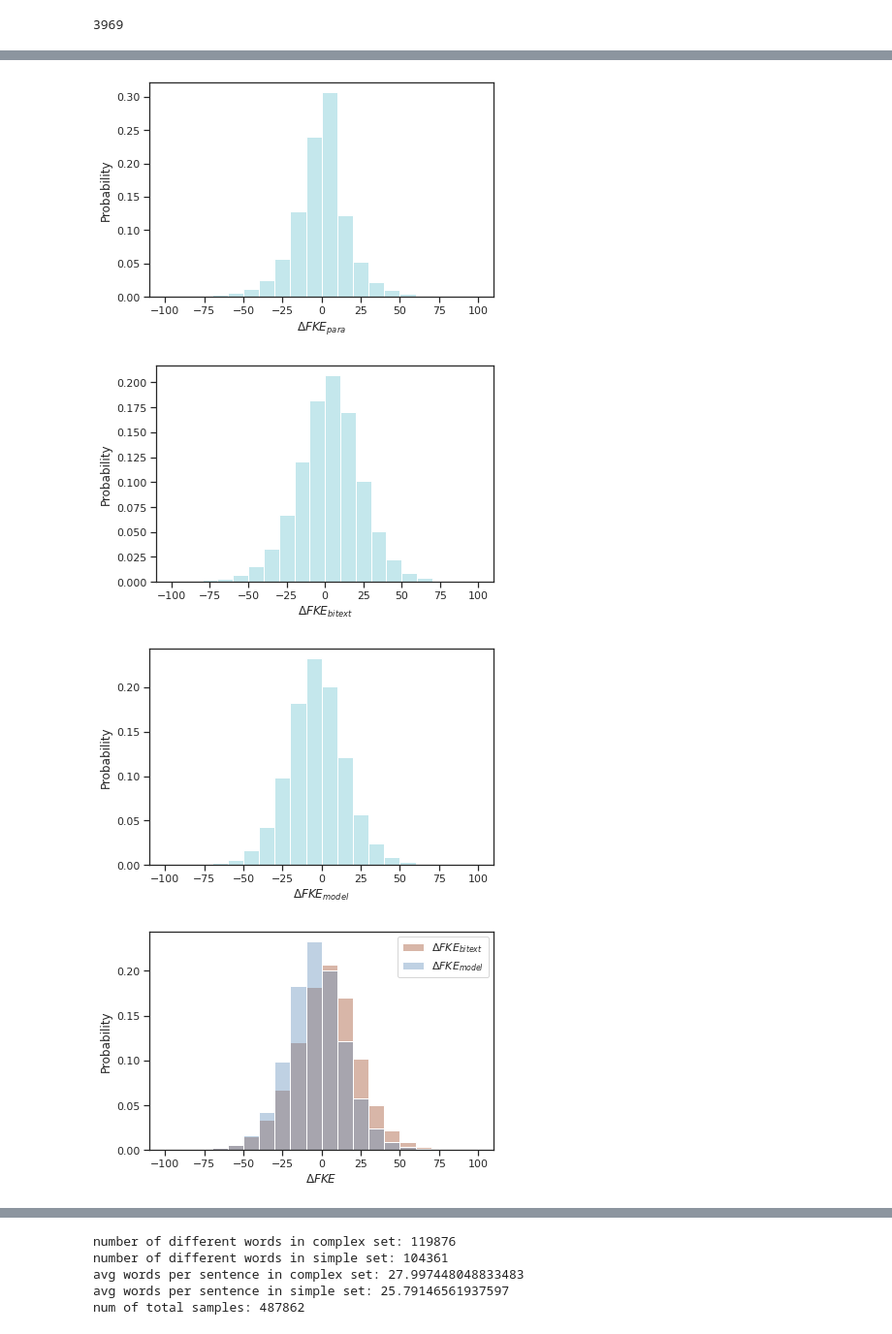
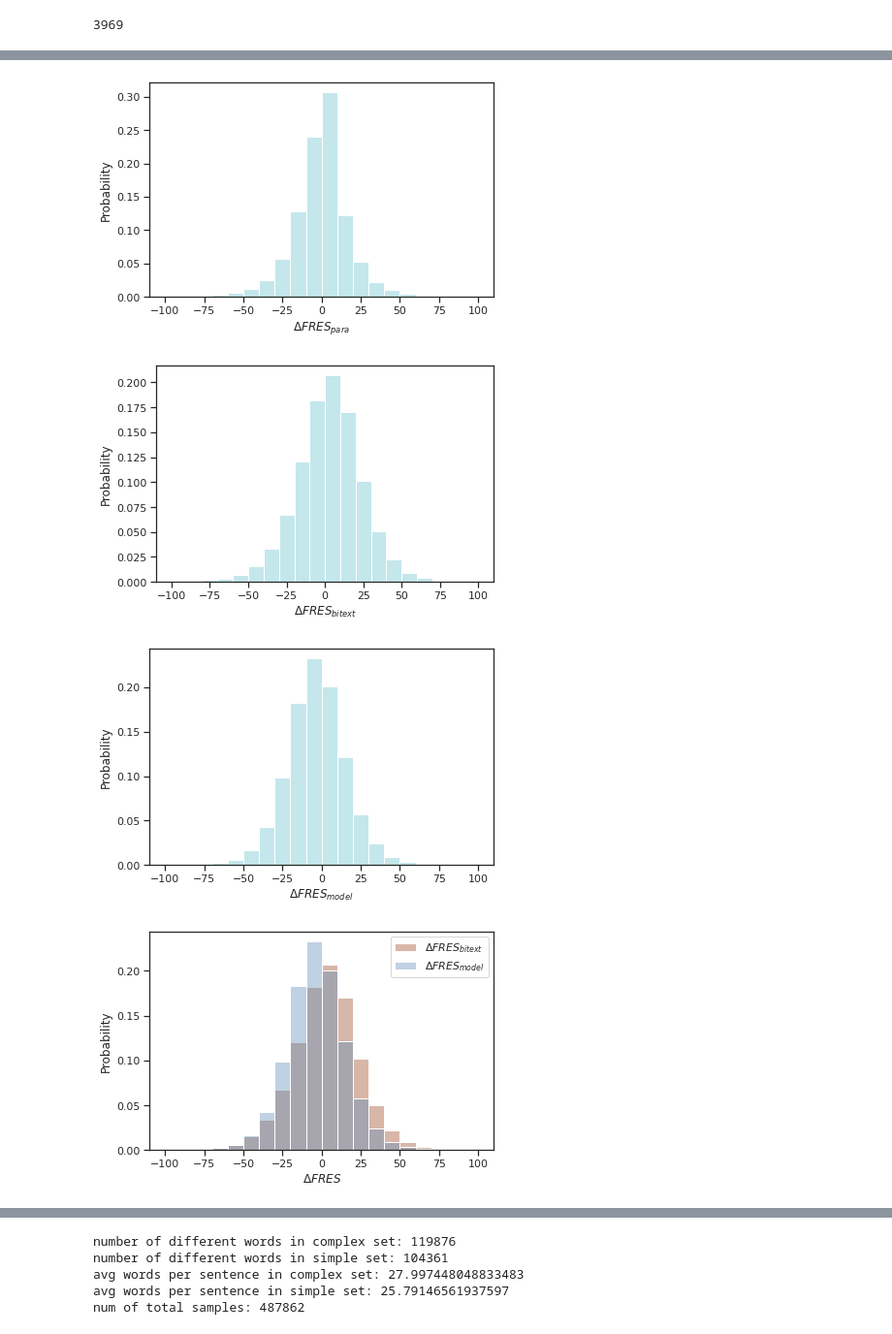
Before and after one commit to luxinyu1/Trans-SS, a Jupyter notebook: plot_fkf.ipynb, the cells around one changed output, grey strips where cells are left out. Shown: that part at 97% size. Saved outputs shown, nothing was run; the diff lists cells and outputs as text; code cells hidden in the pictures.

```diff
--- a/plot_fkf.ipynb
+++ b/plot_fkf.ipynb
@@ -414,38 +426,38 @@ d_fkfs = pd.DataFrame({'translation_delta_fkf':delta_fkfs, 'bilingual_delta_fkf'
 # d_fkfs = d_fkfs.sample(frac=0.001, axis=0)
 # %%
 sns_plot = sns.histplot(d_fkfs["translation_delta_fkf"], bins=[-100,-90,-80,-70,-60,-50,-40,-30,-20,-10,0,10,20,30,40,50,60,70,80,90,100], stat="probability", color="powderblue")
-sns_plot.set_xlabel('$\Delta FKE_{para}$')
+sns_plot.set_xlabel('$\Delta FRES_{para}$')
 sns_plot = sns_plot.get_figure()
 sns_plot.tight_layout()
 sns_plot.savefig('./plots/translation_delta_fkf.png', dpi=400)
 # %% [output]
-[figure, old version]
+[figure, new version]
 # %%
 sns_plot = sns.histplot(d_fkfs["bilingual_delta_fkf"], bins=[-100,-90,-80,-70,-60,-50,-40,-30,-20,-10,0,10,20,30,40,50,60,70,80,90,100], stat="probability", color="powderblue")
-sns_plot.set_xlabel('$\Delta FKE_{bitext}$')
+sns_plot.set_xlabel('$\Delta FRES_{bitext}$')
 sns_plot = sns_plot.get_figure()
 sns_plot.tight_layout()
 sns_plot.savefig('./plots/bilingual_delta_fkf.png', dpi=400)
 # %% [output]
-[figure, old version]
+[figure, new version]
 # %%
 sns_plot = sns.histplot(d_fkfs["model_delta_fkf"], bins=[-100,-90,-80,-70,-60,-50,-40,-30,-20,-10,0,10,20,30,40,50,60,70,80,90,100], stat="probability", color="powderblue")
-sns_plot.set_xlabel('$\Delta FKE_{model}$')
+sns_plot.set_xlabel('$\Delta FRES_{model}$')
 sns_plot = sns_plot.get_figure()
 sns_plot.tight_layout()
 sns_plot.savefig('./plots/model_delta_fkf.png', dpi=400)
 # %% [output]
-[figure, old version]
+[figure, new version]
 # %%
 sns_plot = sns.histplot(d_fkfs["bilingual_delta_fkf"], bins=[-100,-90,-80,-70,-60,-50,-40,-30,-20,-10,0,10,20,30,40,50,60,70,80,90,100], color="#9F4926", stat="probability", alpha=0.4)
 sns_plot = sns.histplot(d_fkfs["model_delta_fkf"], bins=[-100,-90,-80,-70,-60,-50,-40,-30,-20,-10,0,10,20,30,40,50,60,70,80,90,100], color="#5F8CB9", stat="probability", alpha=0.4)
-sns_plot.set_xlabel('$\Delta FKE$')
-sns_plot.legend(["$\Delta FKE_{bitext}$","$\Delta FKE_{model}$"])
+sns_plot.set_xlabel('$\Delta FRES$')
+sns_plot.legend(["$\Delta FRES_{bitext}$","$\Delta FRES_{model}$"])
 sns_plot = sns_plot.get_figure()
 sns_plot.tight_layout()
 sns_plot.savefig('./plots/biligual&model_delta.png', dpi=400)
 # %% [output]
-[figure, old version]
+[figure, new version]
 # %%
 from access.utils.paths import DATA_DIR
 from access.utils.calc import sentence_fkf_fr
```
Also changed, not shown: parts of 28 cells of this notebook, 58 other files.
